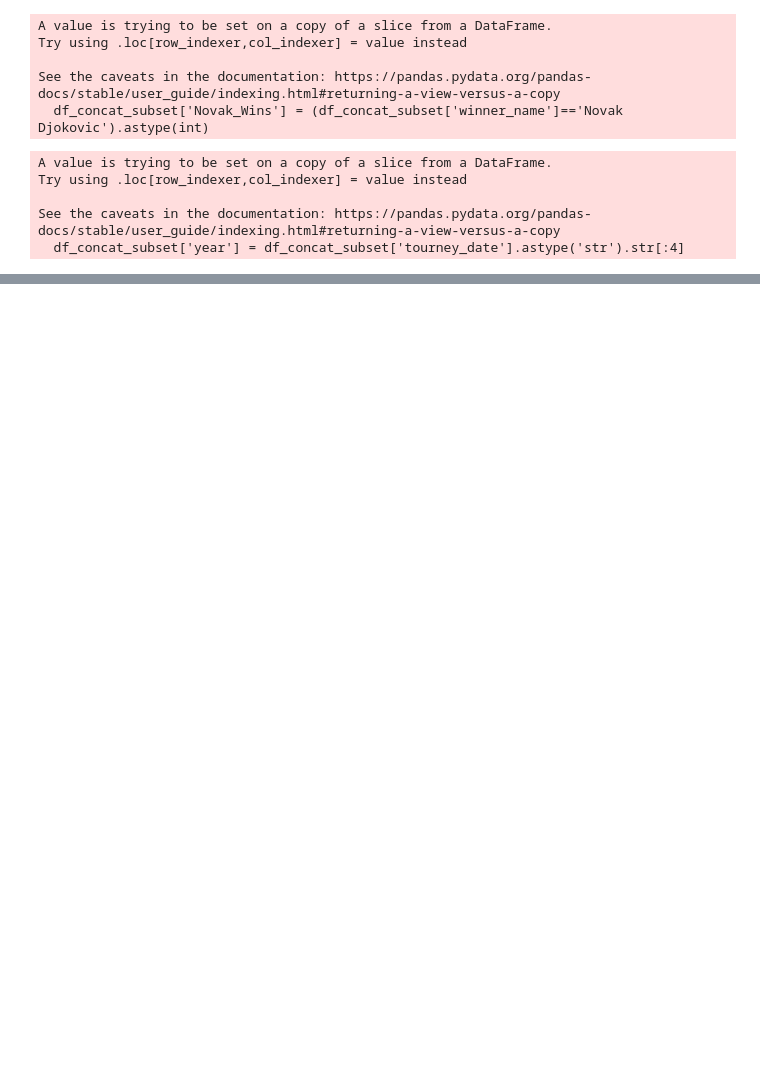
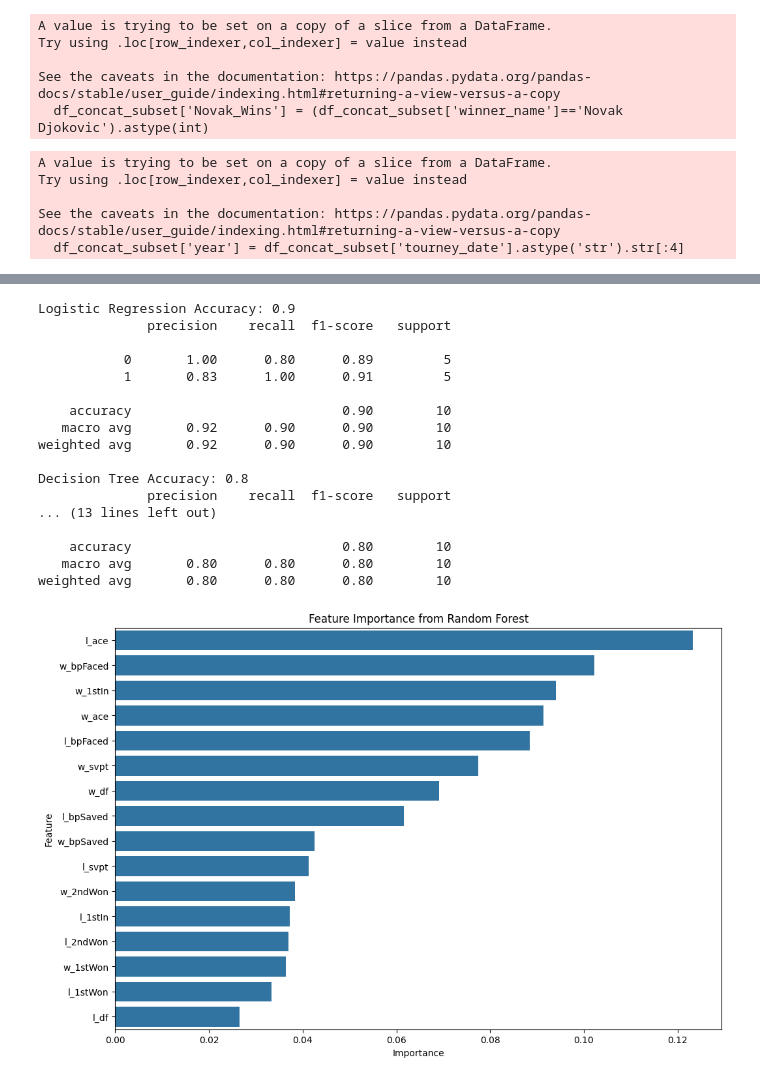
Before and after one commit to sivamovva/TennisEDA, a Jupyter notebook: tennis_eda_main.ipynb, the cells around one changed output, grey strips where cells are left out. Saved outputs shown, nothing was run; the diff lists cells and outputs as text; code cells hidden in the pictures; blank space fills up the shorter version.

Commit message:
some initial data fitting to different models..exploration

```diff
--- a/tennis_eda_main.ipynb
+++ b/tennis_eda_main.ipynb
@@ -372,0 +384,74 @@ df_concat_subset.plot(kind='line', x='year',y='Novak_Wins')
+# %%
+from sklearn.model_selection import train_test_split
+from sklearn.linear_model import LogisticRegression
+from sklearn.metrics import accuracy_score, classification_report
+from sklearn.tree import DecisionTreeClassifier
+from sklearn.ensemble import RandomForestClassifier
+from sklearn.metrics import confusion_matrix
+import seaborn as sns
+
+df_concat_subset.columns
+# Select features for the model
+features = ['w_ace', 'w_df', 'w_svpt', 'w_1stIn', 'w_1stWon', 'w_2ndWon', 'w_bpSaved', 'w_bpFaced',
+            'l_ace', 'l_df', 'l_svpt', 'l_1stIn', 'l_1stWon', 'l_2ndWon', 'l_bpSaved', 'l_bpFaced']
+
+# Drop rows with missing values in the selected features
+df_model = df_concat_subset.dropna(subset=features + ['Novak_Wins'])
+
+# Define X and y
+X = df_model[features]
+y = df_model['Novak_Wins']
+
+# Split the data into training and testing sets
+X_train, X_test, y_train, y_test = train_test_split(X, y, test_size=0.2, random_state=42)
+
+# Logistic Regression
+log_reg = LogisticRegression(max_iter=1000)
+log_reg.fit(X_train, y_train)
+y_pred_log_reg = log_reg.predict(X_test)
+print("Logistic Regression Accuracy:", accuracy_score(y_test, y_pred_log_reg))
+print(classification_report(y_test, y_pred_log_reg))
+
+# Decision Tree Classifier
+tree_clf = DecisionTreeClassifier(random_state=42)
+tree_clf.fit(X_train, y_train)
+y_pred_tree = tree_clf.predict(X_test)
+print("Decision Tree Accuracy:", accuracy_score(y_test, y_pred_tree))
+print(classification_report(y_test, y_pred_tree))
+
+# Random Forest Classifier
+forest_clf = RandomForestClassifier(random_state=42)
+forest_clf.fit(X_train, y_train)
+y_pred_forest = forest_clf.predict(X_test)
+print("Random Forest Accuracy:", accuracy_score(y_test, y_pred_forest))
+print(classification_report(y_test, y_pred_forest))
+
+# Feature importance from Random Forest
+importances = forest_clf.feature_importances_
+feature_importance_df = pd.DataFrame({'Feature': features, 'Importance': importances})
+feature_importance_df = feature_importance_df.sort_values(by='Importance', ascending=False)
+
+# Plot feature importance
+plt.figure(figsize=(12, 8))
+sns.barplot(x='Importance', y='Feature', data=feature_importance_df)
+plt.title('Feature Importance from Random Forest')
+plt.show()
+# %% [output]
+Logistic Regression Accuracy: 0.9
+              precision    recall  f1-score   support
+
+           0       1.00      0.80      0.89         5
+           1       0.83      1.00      0.91         5
+
+    accuracy                           0.90        10
+   macro avg       0.92      0.90      0.90        10
+weighted avg       0.92      0.90      0.90        10
+
+Decision Tree Accuracy: 0.8
+              precision    recall  f1-score   support
+... (13 lines left out)
+
+    accuracy                           0.80        10
+   macro avg       0.80      0.80      0.80        10
+weighted avg       0.80      0.80      0.80        10
+[figure, added]
```
Also changed, not shown: parts of 7 cells of this notebook.
